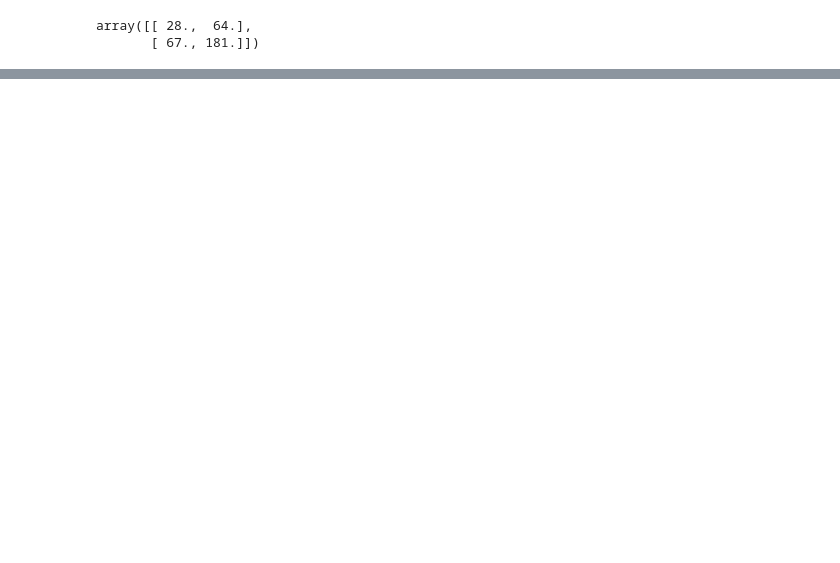
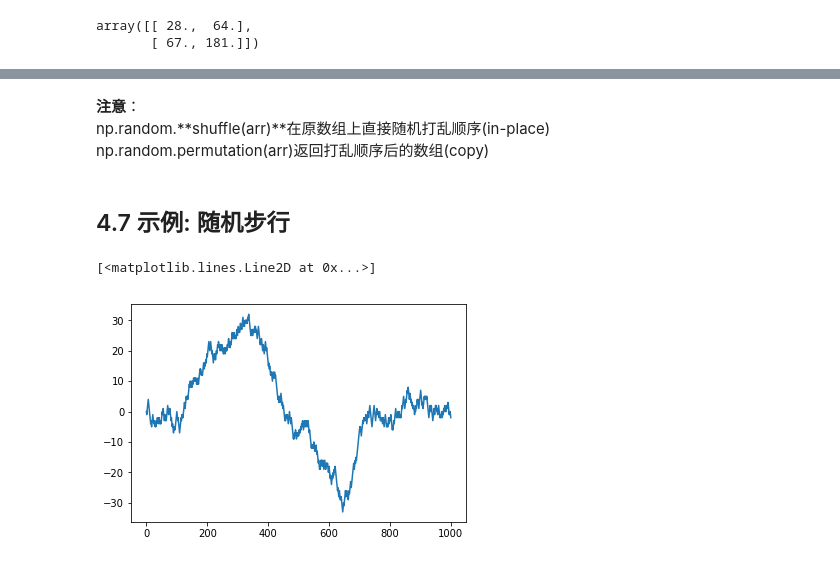
Before and after one commit to JerryQiang/series, a Jupyter notebook: data_analysis/chp4_numpy_basics.ipynb, the cells around one changed output, grey strips where cells are left out. Cells and saved outputs as stored; diff of their text form; code cells hidden in the pictures; blank space fills up the shorter version.

```diff
--- a/data_analysis/chp4_numpy_basics.ipynb
+++ b/data_analysis/chp4_numpy_basics.ipynb
@@ -992,15 +2047,0 @@ array([ 0.47143516, -1.19097569,  1.43270697, -0.3126519 , -0.72058873,
-# %%
-# Example: Random Walks
-import random
-import matplotlib.pyplot as plt
-
-position = 0
-walk = [position]
-steps = 1000
-for i in range(steps):
-    step = 1 if random.randint(0, 1) else -1  # both inclusive
-    position += step
-    walk.append(position)
-
-%matplotlib inline
-plt.plot(walk[:100])
@@ -1014,6 +2047,0 @@ random.randint(0, 1)
-# %%
-nsteps = 1000
-draws = np.random.randint(0, 2, size=nsteps)
-steps = np.where(draws > 0, 1, -1)
-walk = steps.cumsum()
-walk.min()
@@ -1035,6 +2047,0 @@ plt.plot(walk[:100])
-# %%
-nwalks = 5000
-nsteps = 1000
-draws = np.random.randint(0, 2, size=(nwalks, nsteps)) # 0 or 1
-steps = np.where(draws > 0, 1, -1)
-walks = steps.cumsum(1)
@@ -1109,0 +2173,21 @@ array([[-0.20472197, -0.03407671, -0.24781626, ...,  0.22195392,
+# %% [markdown]
+**注意**：<br/>
+np.random.**shuffle(arr)**在原数组上直接随机打乱顺序(in-place)<br/>
+np.random.permutation(arr)返回打乱顺序后的数组(copy)<br/>
+# %% [markdown]
+## 4.7 示例: 随机步行
+# %%
+# pure built-in python random walk
+import random
+position = 0
+walks = [position]
+nsteps = 1000
+for i in range(steps):
+    step = 1 if random.randint(0, 1) else -1
+    position += step
+    walks.append(position)
+# %%
+plt.plot(walks)
+# %% [output]
+[<matplotlib.lines.Line2D at 0x...>]
+[figure, added]
```
Also changed, not shown: parts of 529 cells of this notebook, 24 other files.
